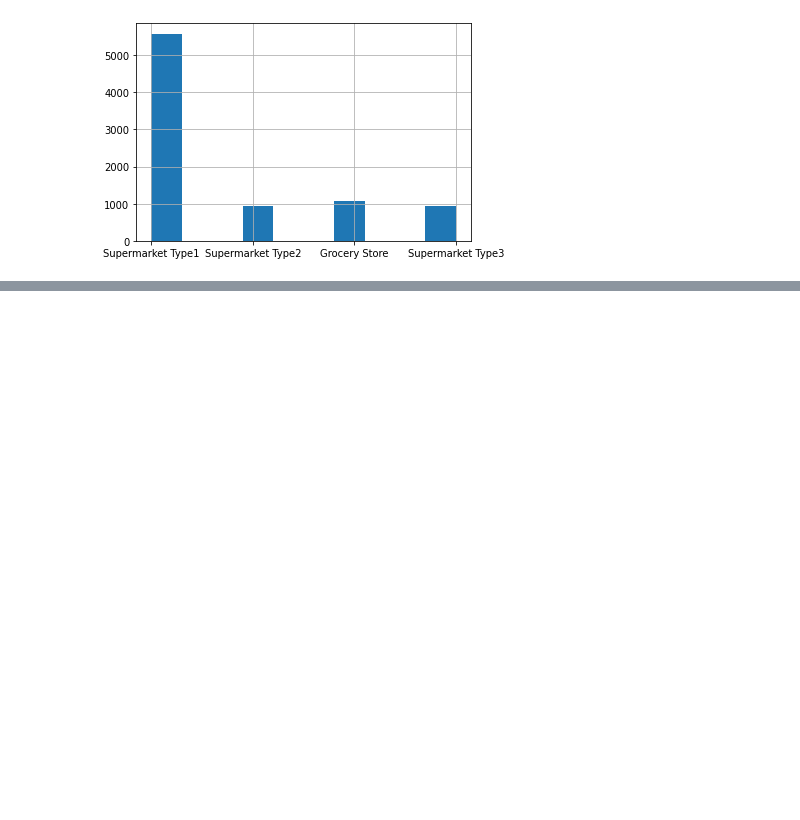
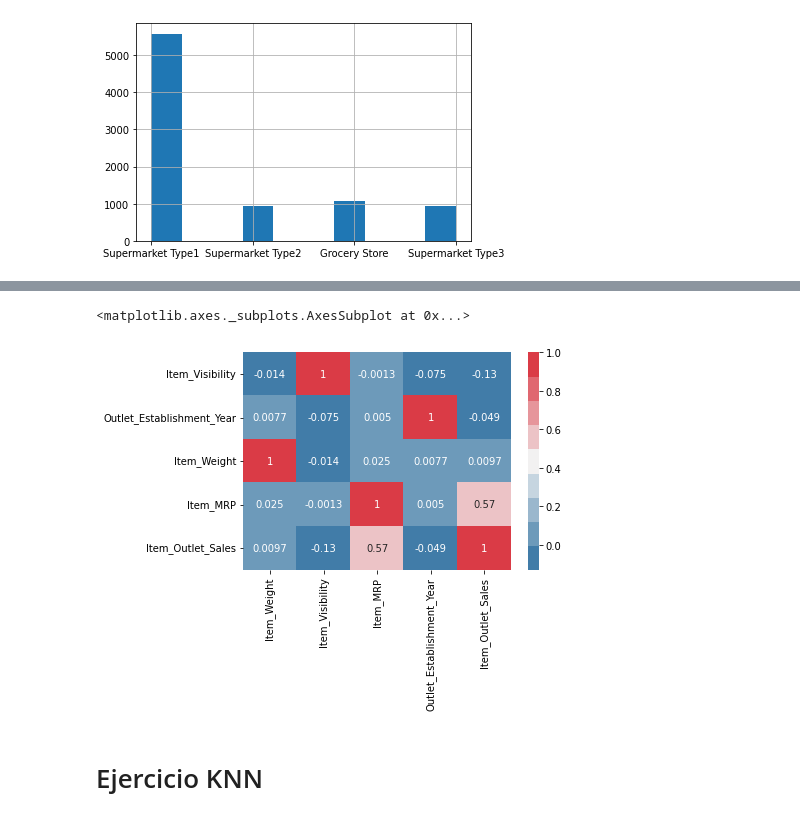
Before and after one commit to victorjms/prediccion-ventas, a Jupyter notebook: Proyecto.ipynb, the cells around one changed output, grey strips where cells are left out. Drawn from its saved outputs; the diff is of its cells as text; code cells hidden in the pictures; blank space fills up the shorter version.

```diff
--- a/Proyecto.ipynb
+++ b/Proyecto.ipynb
@@ -9,7 +11,7 @@ Drive already mounted at /content/drive; to attempt to forcibly remount, call dr
 import pandas as pd
 import matplotlib.pyplot as plt
 import numpy as np
-filename = '/content/drive/My Drive/Coding Dojo/Semana 02/sales_predictions.csv' # colocamos la ruta del archivo a importar
+filename = '/content/drive/My Drive/Coding_Dojo/Semana_02/sales_predictions.csv' # colocamos la ruta del archivo a importar
 df = pd.read_csv(filename) # colocamos el contenido del archivo en "df"
 df # imprimimos "df"
 # %% [output]
@@ -204,0 +322,8 @@ import seaborn as sns
+# %%
+# Un mapa de calor puede facilitar (en teoría) la lectura de la matriz de correlación
+sns.heatmap(df.corr().sort_values(by = ['Item_Outlet_Sales']), annot=True, cmap = sns.diverging_palette(240, 10, n=9))
+# %% [output]
+<matplotlib.axes._subplots.AxesSubplot at 0x...>
+[figure, added]
+# %% [markdown]
+# Ejercicio KNN
```
Also changed, not shown: parts of 27 cells of this notebook.
